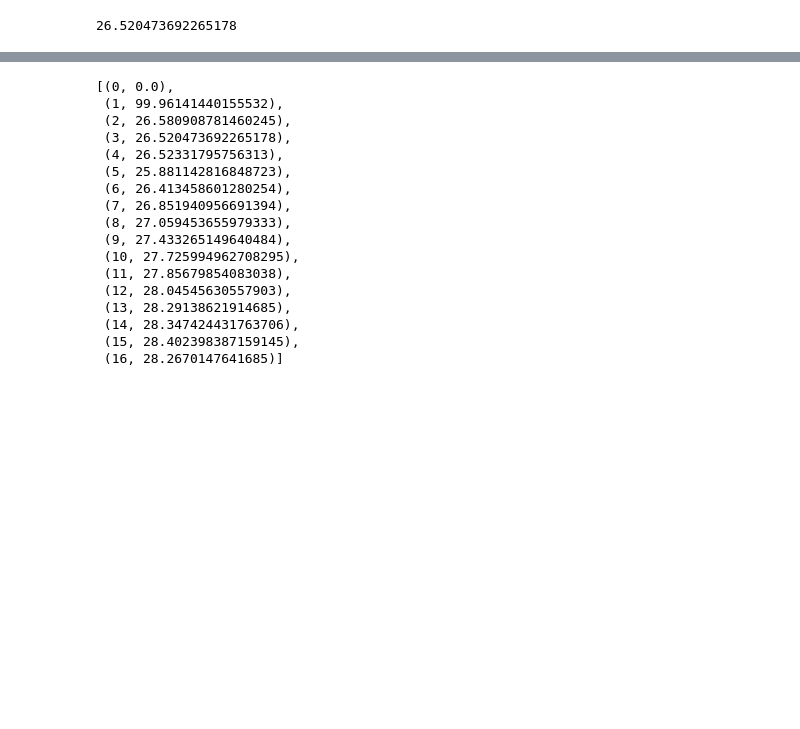
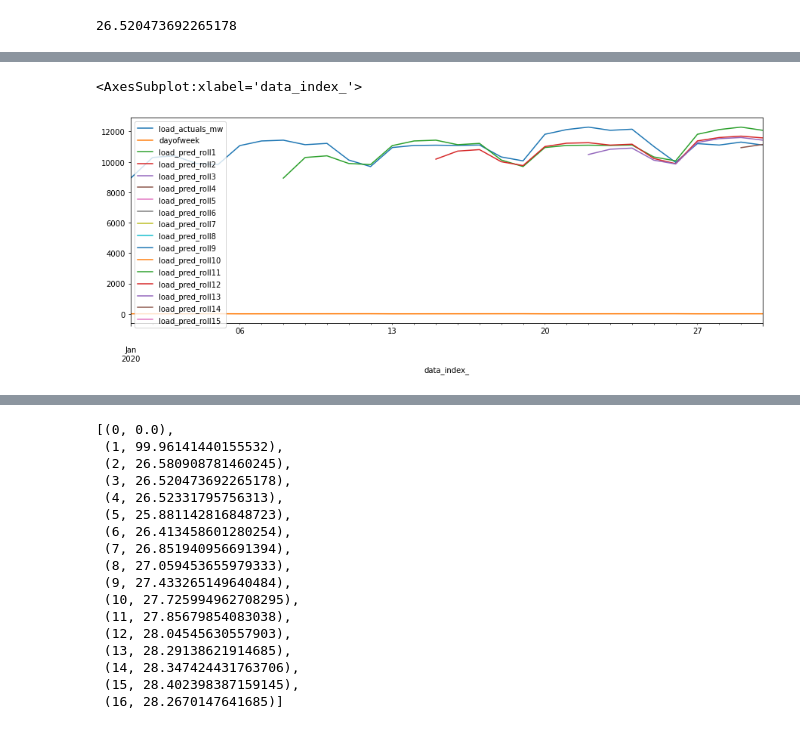
Before and after one commit to MBrouns/PyLadiesMLOpsCapstone, a Jupyter notebook: notebooks/prepare_data.ipynb, the cells around one changed output, grey strips where cells are left out. Saved outputs shown, nothing was run; the diff lists cells and outputs as text; code cells hidden in the pictures; blank space fills up the shorter version.

```diff
--- a/notebooks/prepare_data.ipynb
+++ b/notebooks/prepare_data.ipynb
@@ -119,5 +149,8 @@ df_load_daily.head(30)
 | 2020-01-30 00:00:00+00:00 | 11104.525331 | 3 | 12074.253841 | 11576.025011 | 11427.211949 | 11142.233954 | ... |
 # %%
 fig, ax = pyplot.subplots(figsize = [15, 5])
-df_load_daily.head(0).plot( ax = ax)
+df_load_daily.head(30).plot( ax = ax)
+# %% [output]
+<AxesSubplot:xlabel='data_index_'>
+[figure, added]
 # %%
```
Also changed, not shown: parts of 18 cells of this notebook.
